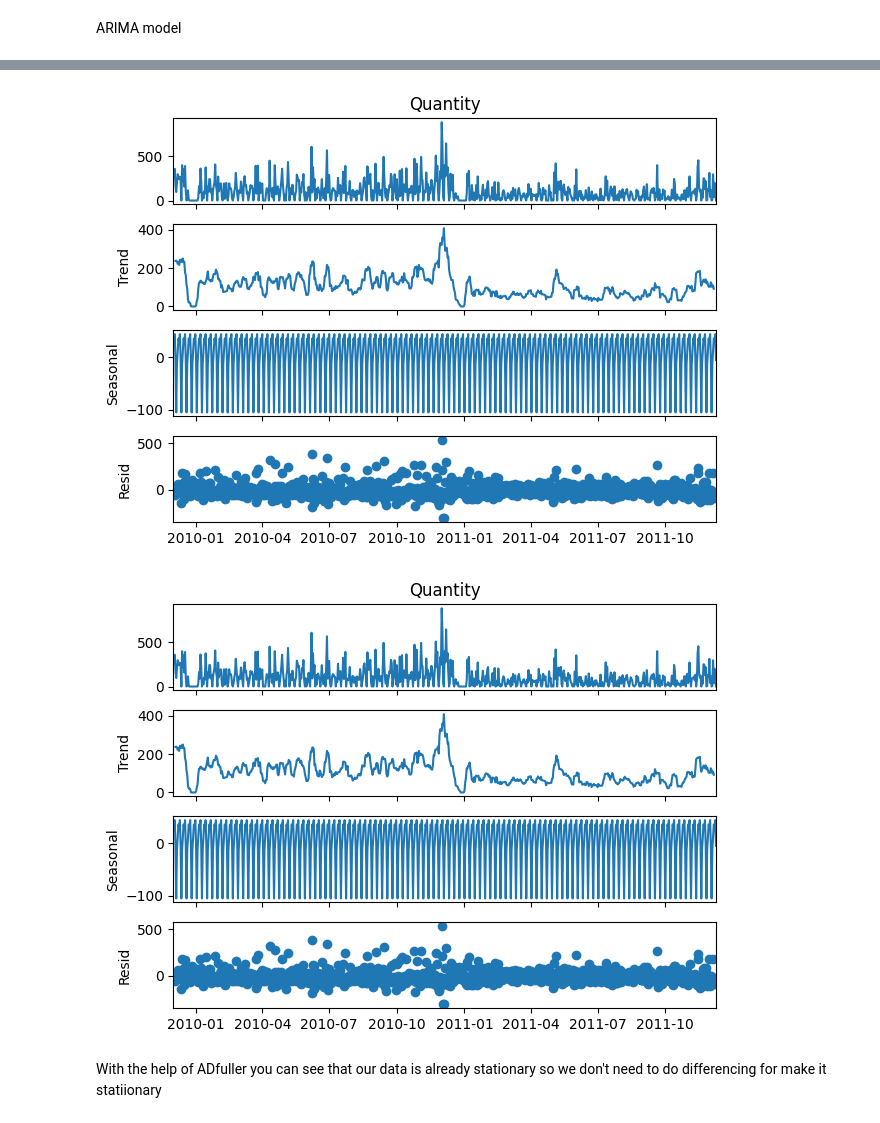
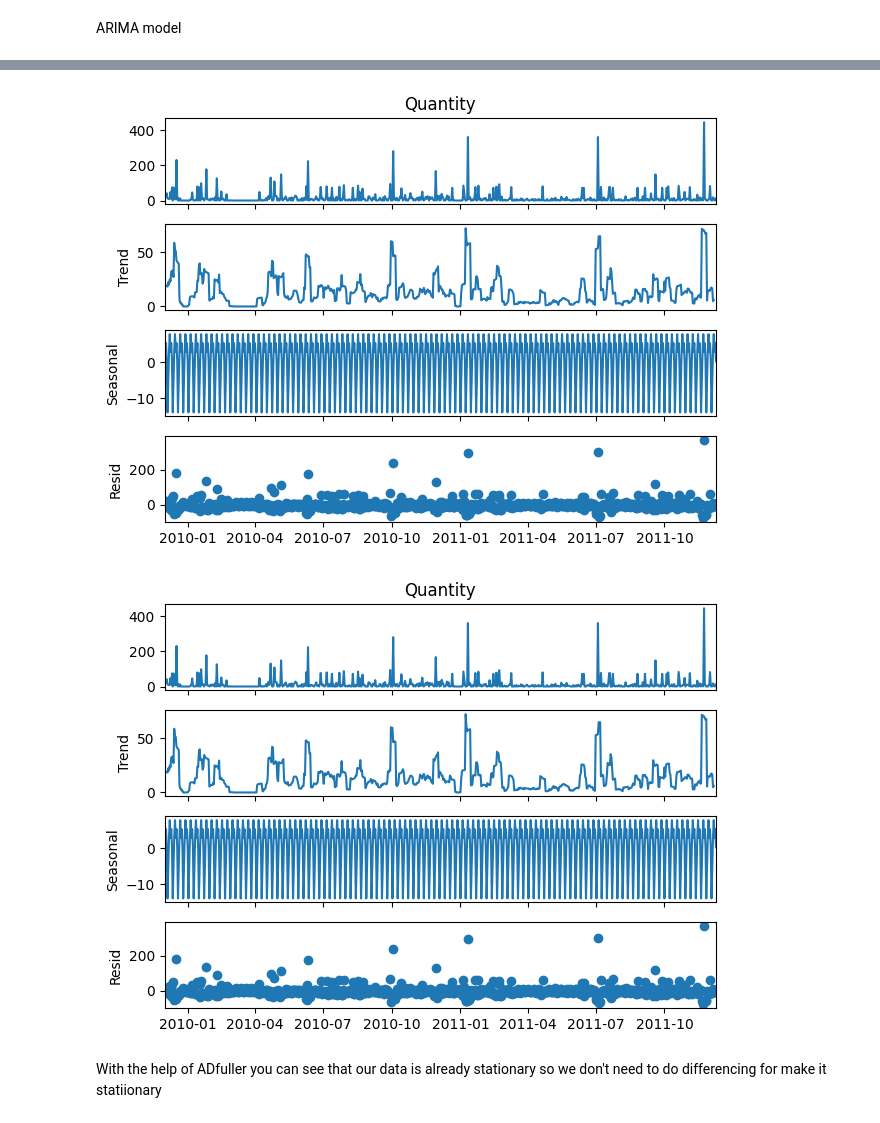
Before and after one commit to muhammadahsan2023/Capstone_Project, a Jupyter notebook: Forecasting_project.ipynb, the cells around one changed output, grey strips where cells are left out. Cells and saved outputs as stored; diff of their text form; code cells hidden in the pictures.

```diff
--- a/Forecasting_project.ipynb
+++ b/Forecasting_project.ipynb
@@ -662,17 +683,19 @@ ARIMA model
 # %%
 # lets check the trend and seasonality graph
 from statsmodels.tsa.seasonal import seasonal_decompose
 
-decompose_result_add = seasonal_decompose(p1['Quantity'], model="additive")
+analysis = product_daily['Quantity'].copy()
+
+decompose_result_add = seasonal_decompose(analysis, model="additive")
 
 trend = decompose_result_add.trend
 seasonal = decompose_result_add.seasonal
 residual = decompose_result_add.resid
 
 decompose_result_add.plot()
 # %% [output]
-[figure, old version]
+[figure, new version]
-[figure, old version]
+[figure, new version]
 # %%
 from statsmodels.tsa.stattools import adfuller
 
```
Also changed, not shown: parts of 47 cells of this notebook.
